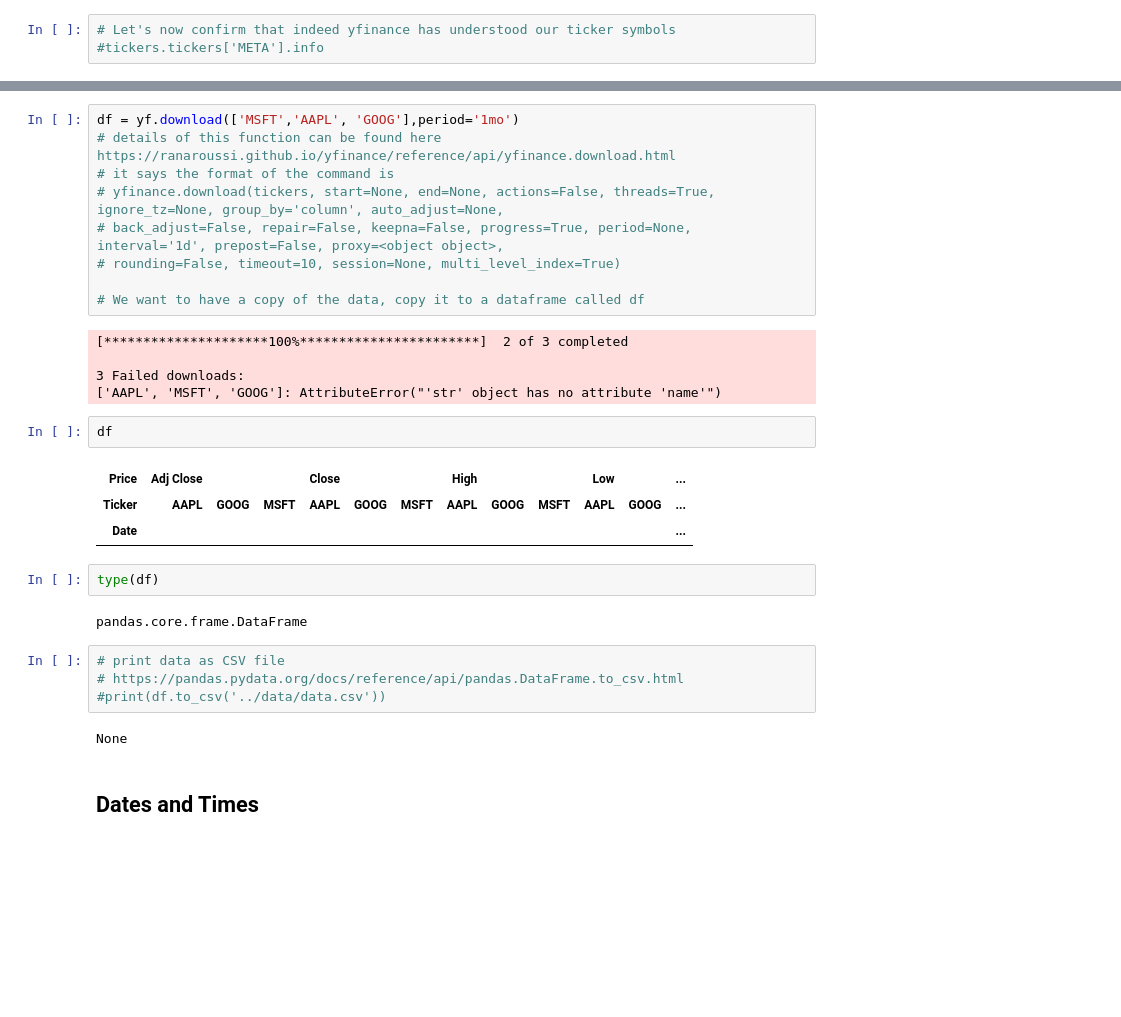
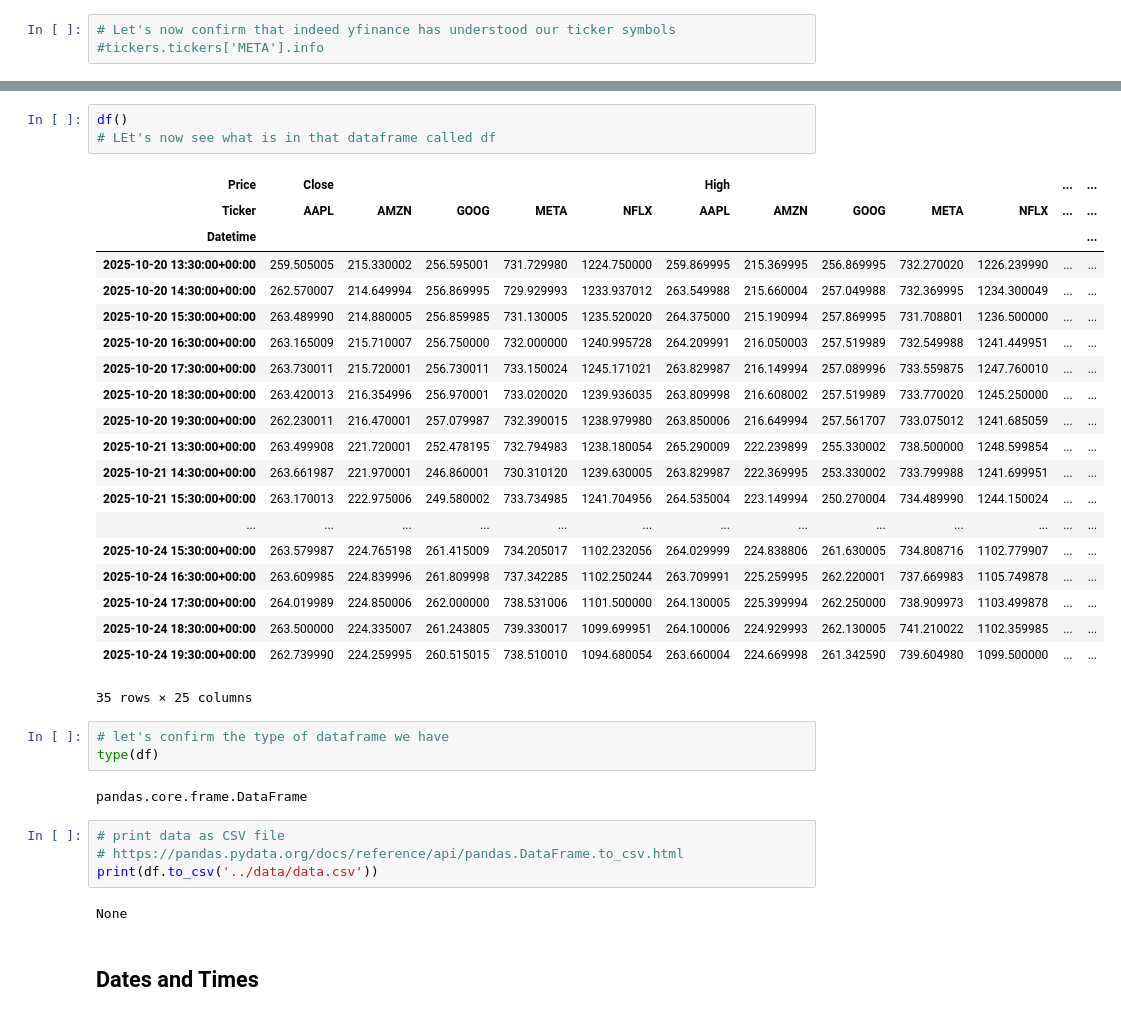
Before and after one commit to callagg2/computer_infrastructure, a Jupyter notebook: assignment/problems.ipynb, the cells around one changed output, grey strips where cells are left out. Cells and saved outputs as stored; diff of their text form; blank space fills up the shorter version.

```diff
--- a/assignment/problems.ipynb
+++ b/assignment/problems.ipynb
@@ -63,31 +73,36 @@ Failed to get ticker 'NFLX' reason: 'str' object has no attribute 'name'
-# %%
-df = yf.download(['MSFT','AAPL', 'GOOG'],period='1mo')
-# details of this function can be found here https://ranaroussi.github.io/yfinance/reference/api/yfinance.download.html
-# it says the format of the command is
-# yfinance.download(tickers, start=None, end=None, actions=False, threads=True, ignore_tz=None, group_by='column', auto_adjust=None,
-# back_adjust=False, repair=False, keepna=False, progress=True, period=None, interval='1d', prepost=False, proxy=<object object>,
-# rounding=False, timeout=10, session=None, multi_level_index=True)
-
-# We want to have a copy of the data, copy it to a dataframe called df
-# %% [output]
-[*********************100%***********************]  2 of 3 completed
-
-3 Failed downloads:
-['AAPL', 'MSFT', 'GOOG']: AttributeError("'str' object has no attribute 'name'")
 # %%
-df
+df()
+# LEt's now see what is in that dataframe called df
 # %% [output]
-| Price | Adj Close |  |  | Close |  |  | High |  |  | Low |  | ... |
-| Ticker | AAPL | GOOG | MSFT | AAPL | GOOG | MSFT | AAPL | GOOG | MSFT | AAPL | GOOG | ... |
-| Date |  |  |  |  |  |  |  |  |  |  |  | ... |
+| Price | Close |  |  |  |  | High |  |  |  |  | ... | ... |
+| Ticker | AAPL | AMZN | GOOG | META | NFLX | AAPL | AMZN | GOOG | META | NFLX | ... | ... |
+| Datetime |  |  |  |  |  |  |  |  |  |  |  | ... |
+| 2025-10-20 13:30:00+00:00 | 259.505005 | 215.330002 | 256.595001 | 731.729980 | 1224.750000 | 259.869995 | 215.369995 | 256.869995 | 732.270020 | 1226.239990 | ... | ... |
+| 2025-10-20 14:30:00+00:00 | 262.570007 | 214.649994 | 256.869995 | 729.929993 | 1233.937012 | 263.549988 | 215.660004 | 257.049988 | 732.369995 | 1234.300049 | ... | ... |
+| 2025-10-20 15:30:00+00:00 | 263.489990 | 214.880005 | 256.859985 | 731.130005 | 1235.520020 | 264.375000 | 215.190994 | 257.869995 | 731.708801 | 1236.500000 | ... | ... |
+| 2025-10-20 16:30:00+00:00 | 263.165009 | 215.710007 | 256.750000 | 732.000000 | 1240.995728 | 264.209991 | 216.050003 | 257.519989 | 732.549988 | 1241.449951 | ... | ... |
+| 2025-10-20 17:30:00+00:00 | 263.730011 | 215.720001 | 256.730011 | 733.150024 | 1245.171021 | 263.829987 | 216.149994 | 257.089996 | 733.559875 | 1247.760010 | ... | ... |
+| 2025-10-20 18:30:00+00:00 | 263.420013 | 216.354996 | 256.970001 | 733.020020 | 1239.936035 | 263.809998 | 216.608002 | 257.519989 | 733.770020 | 1245.250000 | ... | ... |
+| 2025-10-20 19:30:00+00:00 | 262.230011 | 216.470001 | 257.079987 | 732.390015 | 1238.979980 | 263.850006 | 216.649994 | 257.561707 | 733.075012 | 1241.685059 | ... | ... |
+| 2025-10-21 13:30:00+00:00 | 263.499908 | 221.720001 | 252.478195 | 732.794983 | 1238.180054 | 265.290009 | 222.239899 | 255.330002 | 738.500000 | 1248.599854 | ... | ... |
+| 2025-10-21 14:30:00+00:00 | 263.661987 | 221.970001 | 246.860001 | 730.310120 | 1239.630005 | 263.829987 | 222.369995 | 253.330002 | 733.799988 | 1241.699951 | ... | ... |
+| 2025-10-21 15:30:00+00:00 | 263.170013 | 222.975006 | 249.580002 | 733.734985 | 1241.704956 | 264.535004 | 223.149994 | 250.270004 | 734.489990 | 1244.150024 | ... | ... |
+| ... | ... | ... | ... | ... | ... | ... | ... | ... | ... | ... | ... | ... |
+| 2025-10-24 15:30:00+00:00 | 263.579987 | 224.765198 | 261.415009 | 734.205017 | 1102.232056 | 264.029999 | 224.838806 | 261.630005 | 734.808716 | 1102.779907 | ... | ... |
+| 2025-10-24 16:30:00+00:00 | 263.609985 | 224.839996 | 261.809998 | 737.342285 | 1102.250244 | 263.709991 | 225.259995 | 262.220001 | 737.669983 | 1105.749878 | ... | ... |
+| 2025-10-24 17:30:00+00:00 | 264.019989 | 224.850006 | 262.000000 | 738.531006 | 1101.500000 | 264.130005 | 225.399994 | 262.250000 | 738.909973 | 1103.499878 | ... | ... |
+| 2025-10-24 18:30:00+00:00 | 263.500000 | 224.335007 | 261.243805 | 739.330017 | 1099.699951 | 264.100006 | 224.929993 | 262.130005 | 741.210022 | 1102.359985 | ... | ... |
+| 2025-10-24 19:30:00+00:00 | 262.739990 | 224.259995 | 260.515015 | 738.510010 | 1094.680054 | 263.660004 | 224.669998 | 261.342590 | 739.604980 | 1099.500000 | ... | ... |
+35 rows × 25 columns
 # %%
+# let's confirm the type of dataframe we have
 type(df)
 # %% [output]
 pandas.core.frame.DataFrame
 # %%
 # print data as CSV file
 # https://pandas.pydata.org/docs/reference/api/pandas.DataFrame.to_csv.html
-#print(df.to_csv('../data/data.csv'))
+print(df.to_csv('../data/data.csv'))
 # %% [output]
 None
 # %% [markdown]
```
Also changed, not shown: parts of 10 cells of this notebook, 4 other files.
